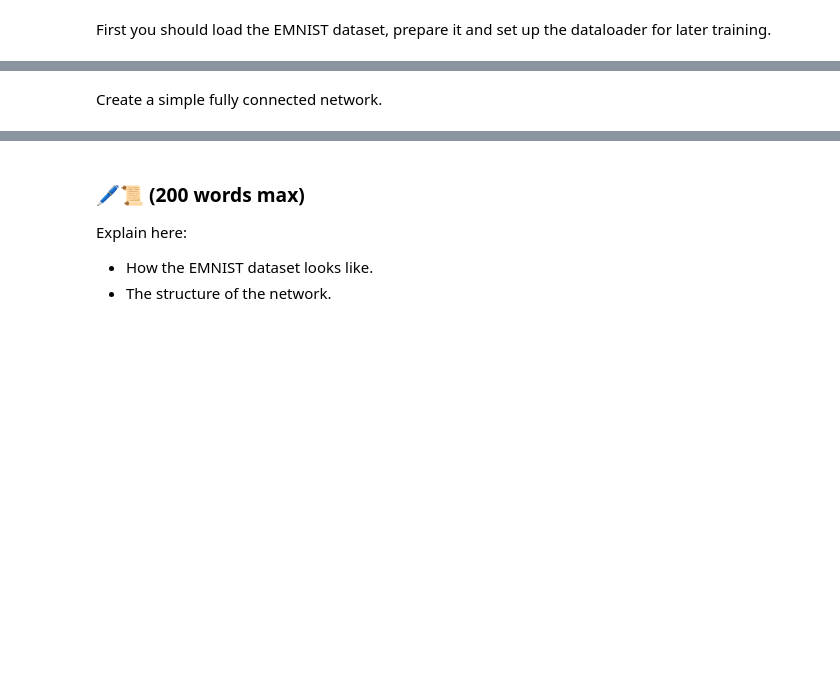
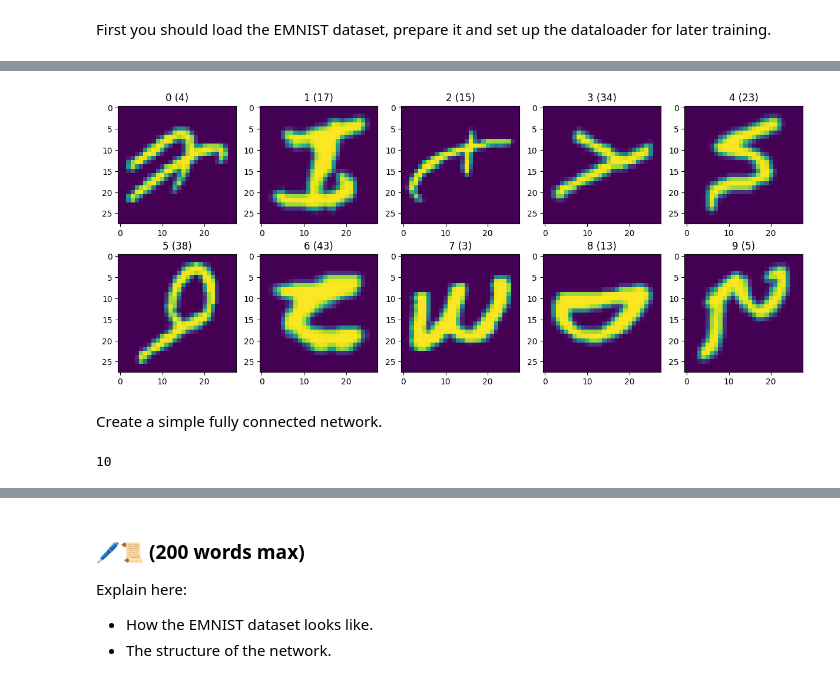
Before and after one commit to lluisvalerodelai/neuralcomputing, a Jupyter notebook: assignment.ipynb, the cells around one changed output, grey strips where cells are left out. Saved outputs shown, nothing was run; the diff lists cells and outputs as text; code cells hidden in the pictures; blank space fills up the shorter version.

```diff
--- a/assignment.ipynb
+++ b/assignment.ipynb
@@ -117,7 +132,32 @@ Write code to show a overview of 10 EMNIST examples. The image shows how we plot
 ![image.png](multiple_images_emnist.png)
 # %%
 def show_multiple_images(data):
-    raise NotImplementedError("Implement this.")
+
+    #get first sample
+    train_feat, train_lab = next(iter(EMNIST_dataloader))
+    label_names = EMNIST_dataset.classes
+
+    # so images are 1x28x28 and we have 10 -> a sample is a tensor of 10x1x28x28
+    train_feat.size()
+
+    fig, axes = plt.subplots(2, 5, figsize=(15, 6))
+
+    # flatter axes so that we can iterate through them linearly
+    axes = axes.flatten()
+
+    for img_idx in range(len(train_feat)):
+        image = train_feat[img_idx]
+        img_subplot = axes[img_idx]
+
+        # remove the first unneeded dimension
+        image = image.reshape((28, 28))
+
+        img_subplot.imshow(image.numpy())
+        img_subplot.set_title(f'{label_names[img_idx]} ({train_lab[img_idx]})')
+
+show_multiple_images(EMNIST_dataloader)
+# %% [output]
+[figure, added]
 # %% [markdown]
 Create a simple fully connected network.
 # %%
@@ -130 +183,5 @@ class SimpleFCNetwork(nn.Module):
+# %%
+print(len(EMNIST_dataloader))
+# %% [output]
+10
 # %%
```
Also changed, not shown: parts of 7 cells of this notebook.
